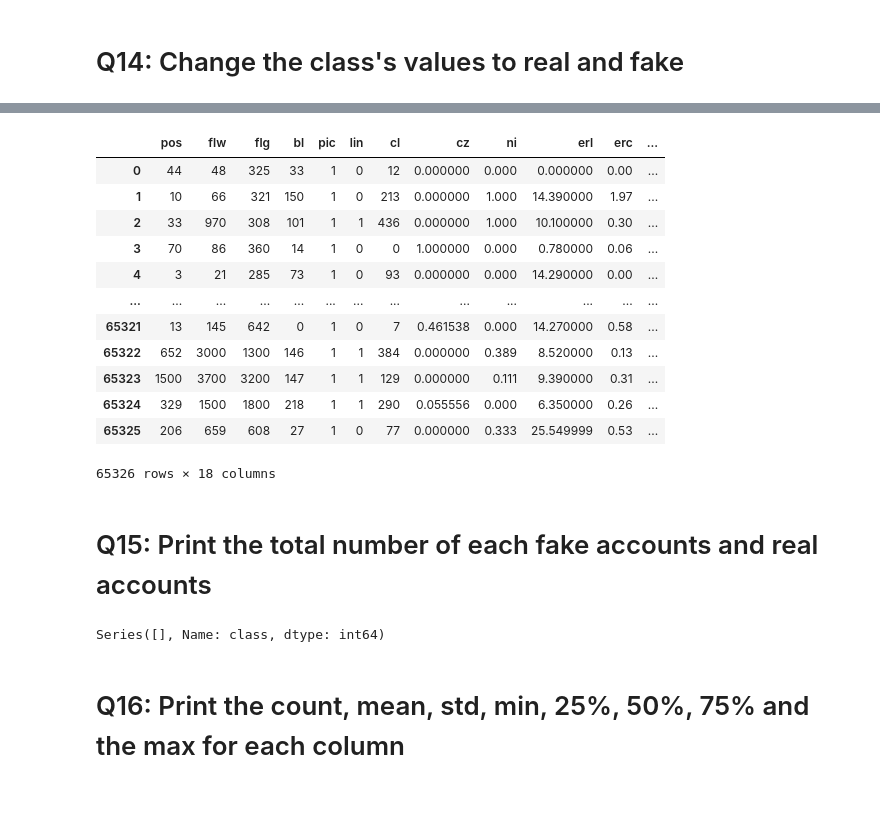
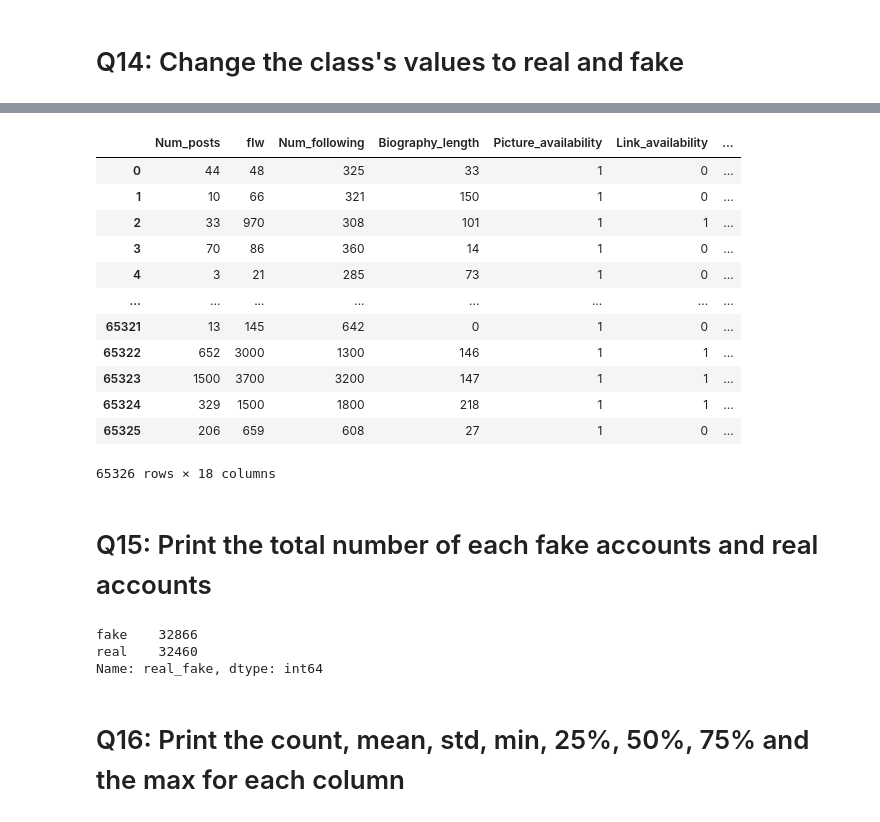
Before and after one commit to Tuwaiq-Data-Science-Bootcamp-V2/Pandas-Lab2, a Jupyter notebook: Pandas_Assignment2.ipynb, the cells around one changed output, grey strips where cells are left out. Saved outputs shown, nothing was run; the diff lists cells and outputs as text; code cells hidden in the pictures.

```diff
--- a/Pandas_Assignment2.ipynb
+++ b/Pandas_Assignment2.ipynb
@@ -194,5 +185,4 @@ edu.loc[0:7,['pos','flw']]
 | pi     | Post interval      | Average interval between posts (in hours) |
 | class  | real_fake          | r (real/authentic user), f (fake user/bought followers) |
 # %%
-edu.columns = ['A','B','C']
-edu.columns
+edu.rename(columns={'pos':'Num_posts','flg':'Num_following','flr':'Num_followers','bl':'Biography_length','pic':'Picture_availability','lin':'Link_availability','cl':'Average_caption_length','cz':'Caption_zero','ni':'Non_image_percentage','erl':'Engagement_rate_like','erc':'Engagement_rate_comment','lt':'Location_tag_percentage','hc':'Average hashtag count','pr':'Promotional keywords','fo':'Followers keywords','cs':'Cosine similarity','pi':'Post interval','class':'real_fake'},inplace=True)
@@ -199,5 +205,4 @@ edu.columns
 # %% [markdown]
 # Q14: Change the class's values to real and fake
 # %%
-edu['class']=edu['class'].map({'f':True,'r':False})
-edu
+edu.replace(to_replace=['f','r'],value=['fake','real'],inplace=True)
@@ -218,26 +209,27 @@ edu
 # %%
-edu = edu.replace({'class': {'f': True,'r': False}})
 edu
 # %% [output]
-|  | pos | flw | flg | bl | pic | lin | cl | cz | ni | erl | erc | ... |
-| 0 | 44 | 48 | 325 | 33 | 1 | 0 | 12 | 0.000000 | 0.000 | 0.000000 | 0.00 | ... |
-| 1 | 10 | 66 | 321 | 150 | 1 | 0 | 213 | 0.000000 | 1.000 | 14.390000 | 1.97 | ... |
-| 2 | 33 | 970 | 308 | 101 | 1 | 1 | 436 | 0.000000 | 1.000 | 10.100000 | 0.30 | ... |
-| 3 | 70 | 86 | 360 | 14 | 1 | 0 | 0 | 1.000000 | 0.000 | 0.780000 | 0.06 | ... |
-| 4 | 3 | 21 | 285 | 73 | 1 | 0 | 93 | 0.000000 | 0.000 | 14.290000 | 0.00 | ... |
-| ... | ... | ... | ... | ... | ... | ... | ... | ... | ... | ... | ... | ... |
-| 65321 | 13 | 145 | 642 | 0 | 1 | 0 | 7 | 0.461538 | 0.000 | 14.270000 | 0.58 | ... |
-| 65322 | 652 | 3000 | 1300 | 146 | 1 | 1 | 384 | 0.000000 | 0.389 | 8.520000 | 0.13 | ... |
-| 65323 | 1500 | 3700 | 3200 | 147 | 1 | 1 | 129 | 0.000000 | 0.111 | 9.390000 | 0.31 | ... |
-| 65324 | 329 | 1500 | 1800 | 218 | 1 | 1 | 290 | 0.055556 | 0.000 | 6.350000 | 0.26 | ... |
-| 65325 | 206 | 659 | 608 | 27 | 1 | 0 | 77 | 0.000000 | 0.333 | 25.549999 | 0.53 | ... |
+|  | Num_posts | flw | Num_following | Biography_length | Picture_availability | Link_availability | ... |
+| 0 | 44 | 48 | 325 | 33 | 1 | 0 | ... |
+| 1 | 10 | 66 | 321 | 150 | 1 | 0 | ... |
+| 2 | 33 | 970 | 308 | 101 | 1 | 1 | ... |
+| 3 | 70 | 86 | 360 | 14 | 1 | 0 | ... |
+| 4 | 3 | 21 | 285 | 73 | 1 | 0 | ... |
+| ... | ... | ... | ... | ... | ... | ... | ... |
+| 65321 | 13 | 145 | 642 | 0 | 1 | 0 | ... |
+| 65322 | 652 | 3000 | 1300 | 146 | 1 | 1 | ... |
+| 65323 | 1500 | 3700 | 3200 | 147 | 1 | 1 | ... |
+| 65324 | 329 | 1500 | 1800 | 218 | 1 | 1 | ... |
+| 65325 | 206 | 659 | 608 | 27 | 1 | 0 | ... |
 65326 rows × 18 columns
 # %% [markdown]
 # Q15: Print the total number of each fake accounts and real accounts
 # %%
-edu['class'].value_counts()
+edu['real_fake'].value_counts()
 # %% [output]
-Series([], Name: class, dtype: int64)
+fake    32866
+real    32460
+Name: real_fake, dtype: int64
 # %% [markdown]
 # Q16: Print the count, mean, std, min, 25%, 50%, 75% and the max for each column
 # %%
```
Also changed, not shown: parts of 4 cells of this notebook.
